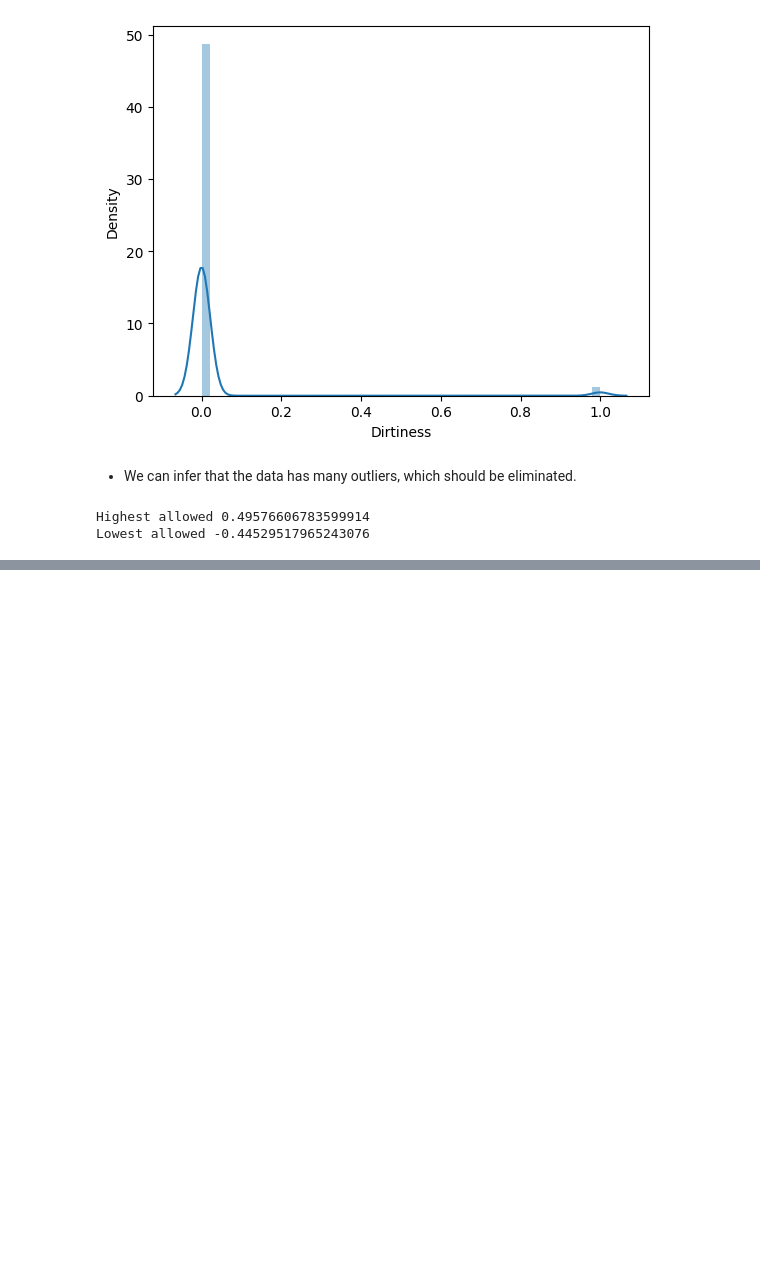
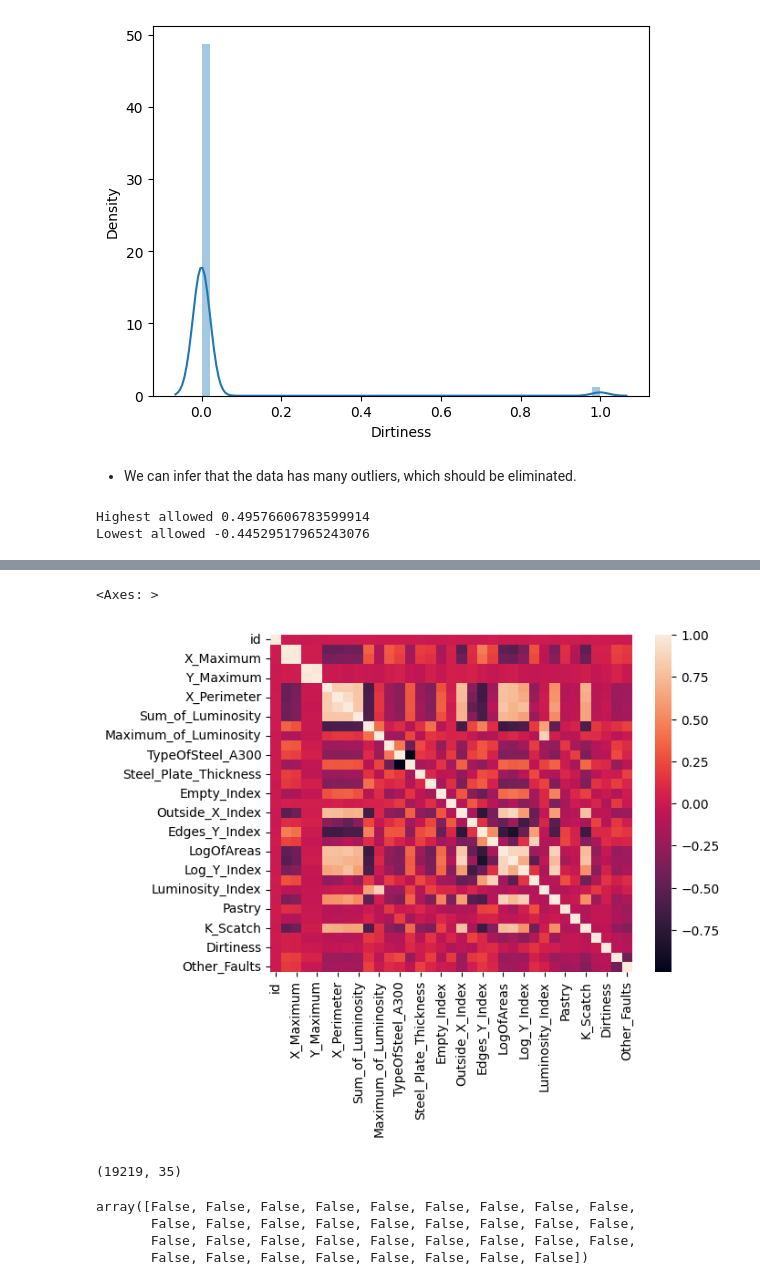
Before and after one commit to krishanwalia30/Steel-Plate-Defect-Prediction, a Jupyter notebook: trials.ipynb, the cells around one changed output, grey strips where cells are left out. Drawn from its saved outputs; the diff is of its cells as text; code cells hidden in the pictures; blank space fills up the shorter version.

```diff
--- a/trials.ipynb
+++ b/trials.ipynb
@@ -131,0 +182,16 @@ train_df[(train_df['Dirtiness'] > LCL) | (train_df['Dirtiness'] < UCL)]
+# %%
+sns.heatmap(train_df.corr())
+# %% [output]
+<Axes: >
+[figure, added]
+# %%
+train_df.shape
+# %% [output]
+(19219, 35)
+# %%
+(train_df.isnull().sum() !=0).values
+# %% [output]
+array([False, False, False, False, False, False, False, False, False,
+       False, False, False, False, False, False, False, False, False,
+       False, False, False, False, False, False, False, False, False,
+       False, False, False, False, False, False, False, False])
```
Also changed, not shown: parts of 29 cells of this notebook, 1 other file.
